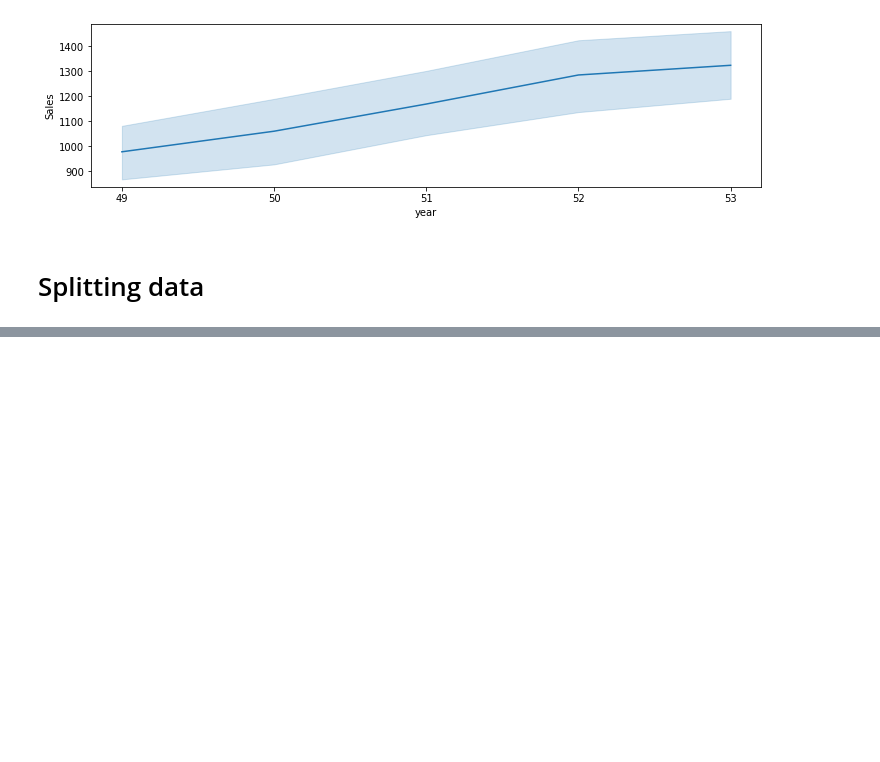
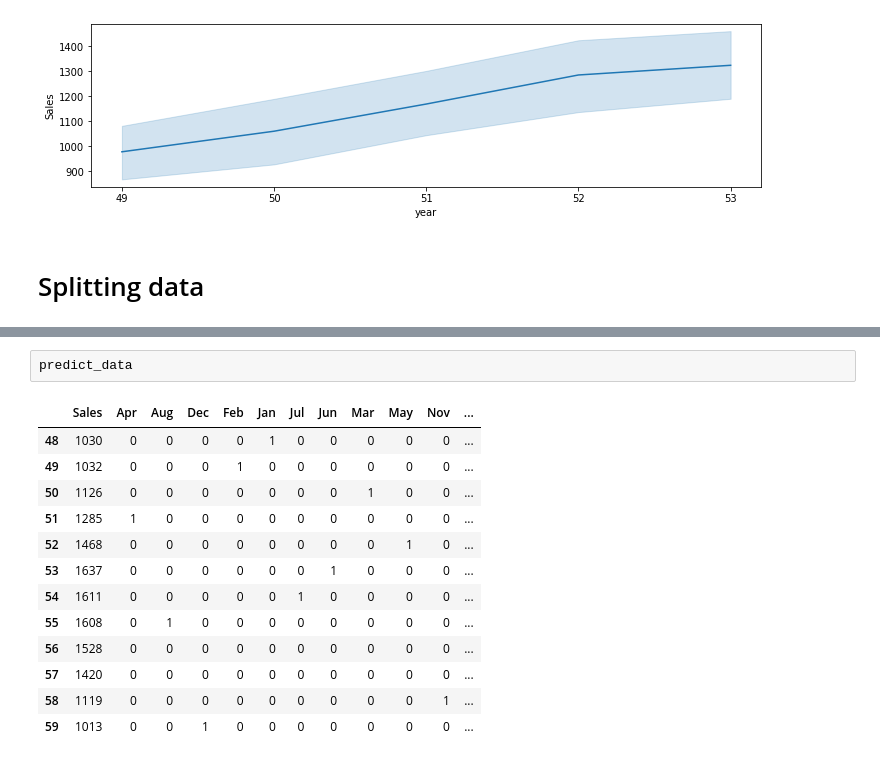
Before and after one commit to Gopizone/DataScience, a Jupyter notebook: Forecasting_Model_based_methods(PlasticSales).ipynb, the cells around one changed output, grey strips where cells are left out. Saved outputs shown, nothing was run; the diff lists cells and outputs as text; blank space fills up the shorter version.

```diff
--- a/Forecasting_Model_based_methods(PlasticSales).ipynb
+++ b/Forecasting_Model_based_methods(PlasticSales).ipynb
@@ -142,3 +182,19 @@ Test = ps1.tail(12)
+# %%
+predict_data
+# %% [output]
+|  | Sales | Apr | Aug | Dec | Feb | Jan | Jul | Jun | Mar | May | Nov | ... |
+| 48 | 1030 | 0 | 0 | 0 | 0 | 1 | 0 | 0 | 0 | 0 | 0 | ... |
+| 49 | 1032 | 0 | 0 | 0 | 1 | 0 | 0 | 0 | 0 | 0 | 0 | ... |
+| 50 | 1126 | 0 | 0 | 0 | 0 | 0 | 0 | 0 | 1 | 0 | 0 | ... |
+| 51 | 1285 | 1 | 0 | 0 | 0 | 0 | 0 | 0 | 0 | 0 | 0 | ... |
+| 52 | 1468 | 0 | 0 | 0 | 0 | 0 | 0 | 0 | 0 | 1 | 0 | ... |
+| 53 | 1637 | 0 | 0 | 0 | 0 | 0 | 0 | 1 | 0 | 0 | 0 | ... |
+| 54 | 1611 | 0 | 0 | 0 | 0 | 0 | 1 | 0 | 0 | 0 | 0 | ... |
+| 55 | 1608 | 0 | 1 | 0 | 0 | 0 | 0 | 0 | 0 | 0 | 0 | ... |
+| 56 | 1528 | 0 | 0 | 0 | 0 | 0 | 0 | 0 | 0 | 0 | 0 | ... |
+| 57 | 1420 | 0 | 0 | 0 | 0 | 0 | 0 | 0 | 0 | 0 | 0 | ... |
+| 58 | 1119 | 0 | 0 | 0 | 0 | 0 | 0 | 0 | 0 | 0 | 1 | ... |
+| 59 | 1013 | 0 | 0 | 1 | 0 | 0 | 0 | 0 | 0 | 0 | 0 | ... |
 # %%
 #Linear Model
 import statsmodels.formula.api as smf
```
Also changed, not shown: parts of 17 cells of this notebook.
